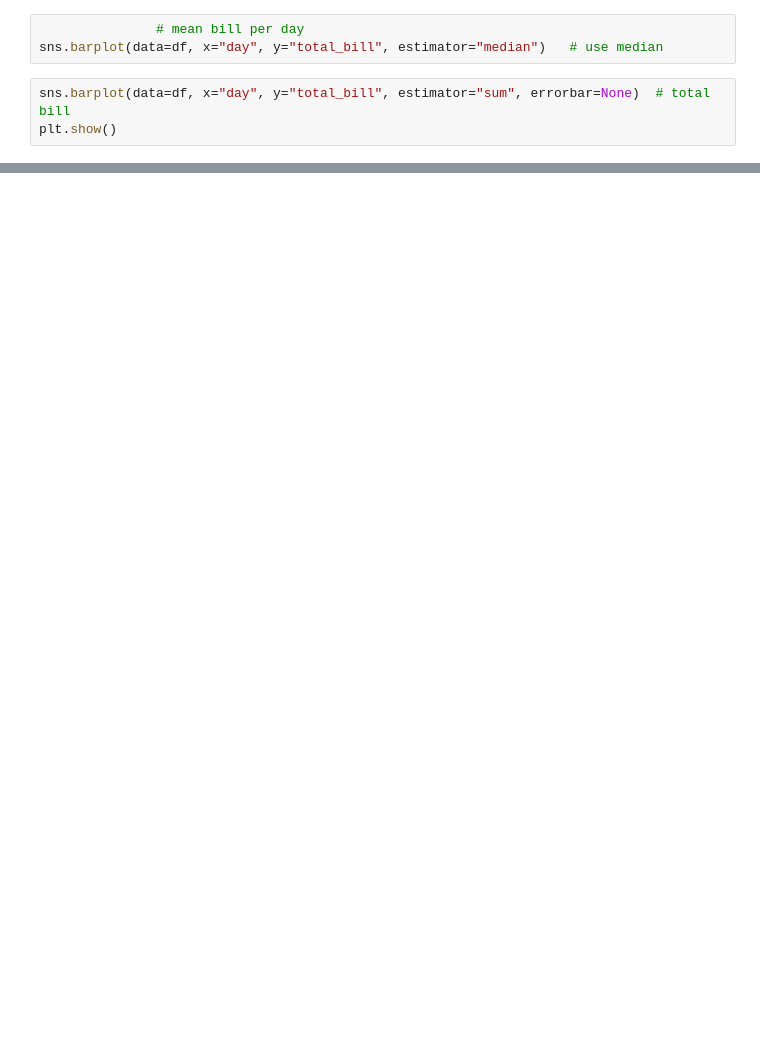
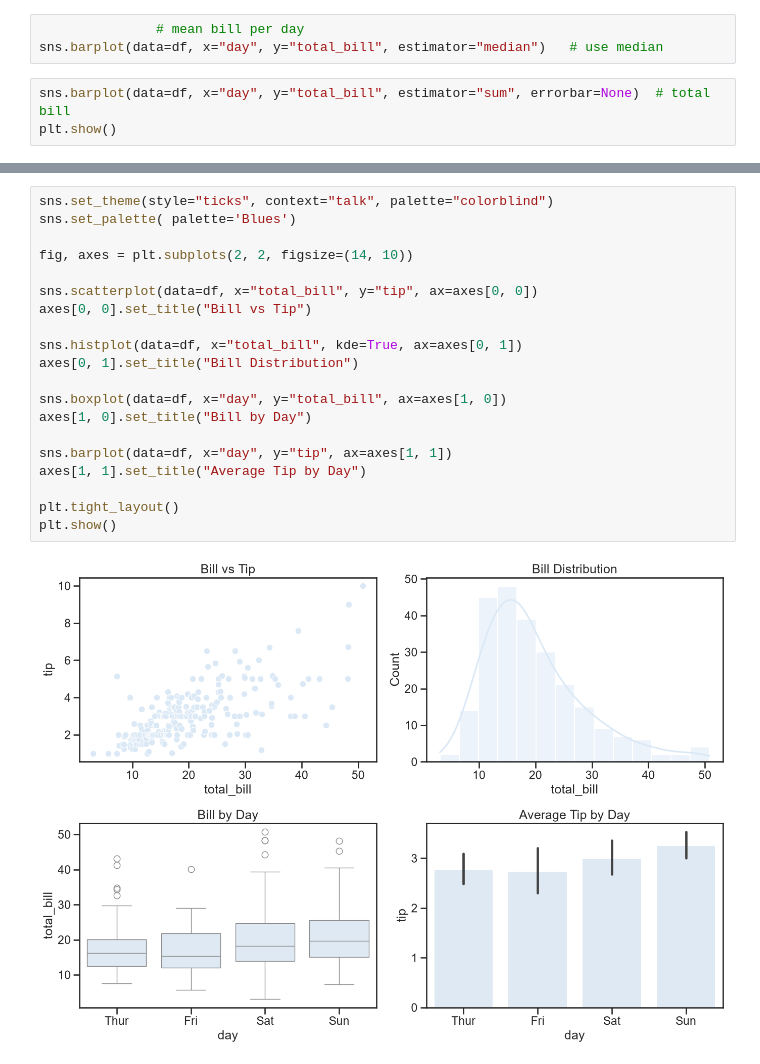
Before and after one commit to Bhawani0038/Python-Complete-Content, a Jupyter notebook: 24_seaborn/sample.ipynb, the cells around one changed output, grey strips where cells are left out. Drawn from its saved outputs; the diff is of its cells as text; blank space fills up the shorter version.

```diff
--- a/24_seaborn/sample.ipynb
+++ b/24_seaborn/sample.ipynb
@@ -110,0 +113,22 @@ plt.show()
+# %%
+sns.set_theme(style="ticks", context="talk", palette="colorblind")
+sns.set_palette( palette='Blues')
+
+fig, axes = plt.subplots(2, 2, figsize=(14, 10))
+
+sns.scatterplot(data=df, x="total_bill", y="tip", ax=axes[0, 0])
+axes[0, 0].set_title("Bill vs Tip")
+
+sns.histplot(data=df, x="total_bill", kde=True, ax=axes[0, 1])
+axes[0, 1].set_title("Bill Distribution")
+
+sns.boxplot(data=df, x="day", y="total_bill", ax=axes[1, 0])
+axes[1, 0].set_title("Bill by Day")
+
+sns.barplot(data=df, x="day", y="tip", ax=axes[1, 1])
+axes[1, 1].set_title("Average Tip by Day")
+
+plt.tight_layout()
+plt.show()
+# %% [output]
+[figure, added]
```
Also changed, not shown: parts of 26 cells of this notebook, 4 other files.
